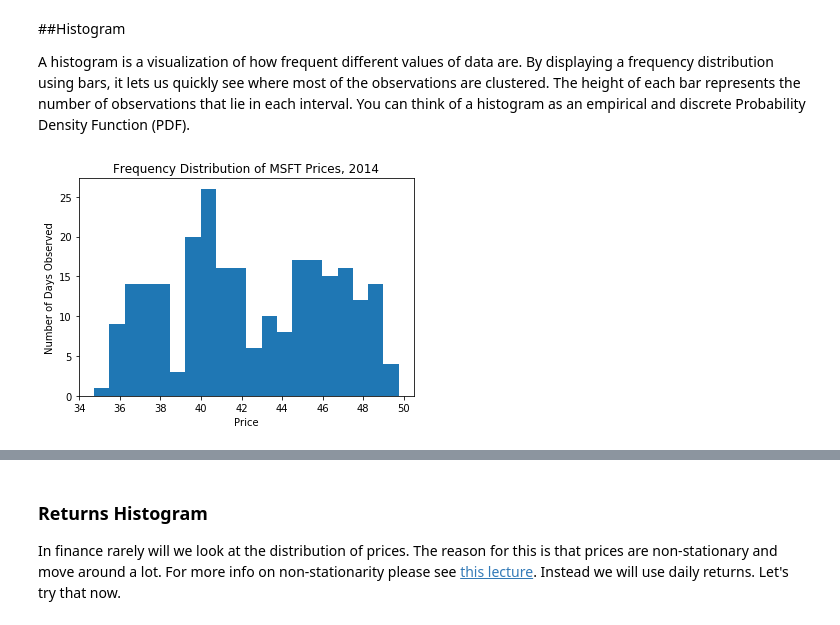
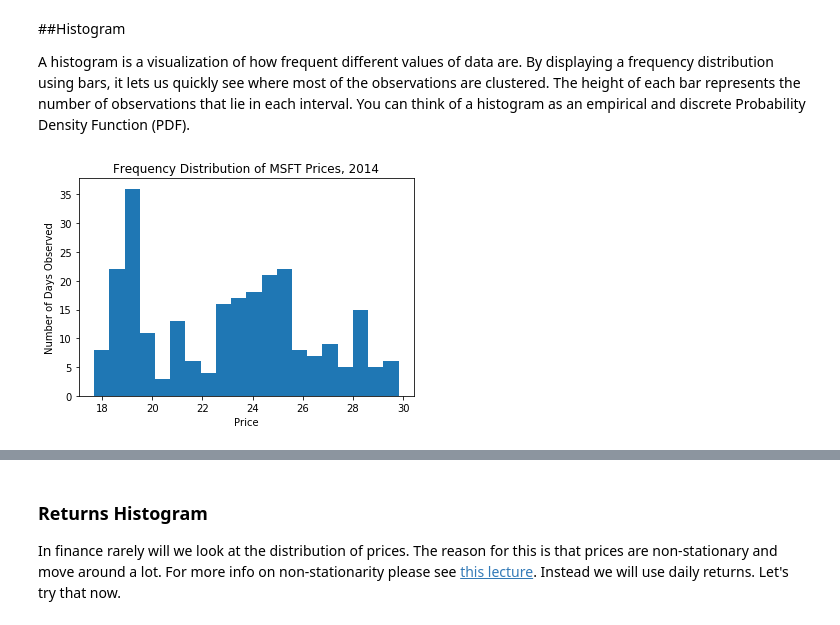
Before and after one commit to lmbaeza/MetNumUN2021I, a Jupyter notebook: Lab1/lmbaeza-lecture5.ipynb, the cells around one changed output, grey strips where cells are left out. Saved outputs shown, nothing was run; the diff lists cells and outputs as text; code cells hidden in the pictures.

```diff
--- a/Lab1/lmbaeza-lecture5.ipynb
+++ b/Lab1/lmbaeza-lecture5.ipynb
@@ -59,6 +37,6 @@ from yahoofinancials import YahooFinancials
 # %%
 start = '2014-01-01'
 end = '2015-01-01'
-data = yf.download(['AAPL', 'MSFT'], fields='price', start=start, end=end, process=False)
-data.head()
+data_aapl = pdr.get_data_yahoo('AAPL', start=start, end=end)
+data_aapl.head()
 # %% [output]
@@ -103,9 +102,9 @@ data['Close'].head()
 A histogram is a visualization of how frequent different values of data are. By displaying a frequency distribution using bars, it lets us quickly see where most of the observations are clustered. The height of each bar represents the number of observations that lie in each interval. You can think of a histogram as an empirical and discrete Probability Density Function (PDF).
 # %%
 # Plot a histogram using 20 bins
-plt.hist(data['Open']['MSFT'], bins=20)
+plt.hist(data_aapl['Open'], bins=20)
 plt.xlabel('Price')
 plt.ylabel('Number of Days Observed')
 plt.title('Frequency Distribution of MSFT Prices, 2014');
 # %% [output]
-[figure, old version]
+[figure, new version]
```
Also changed, not shown: parts of 18 cells of this notebook.
